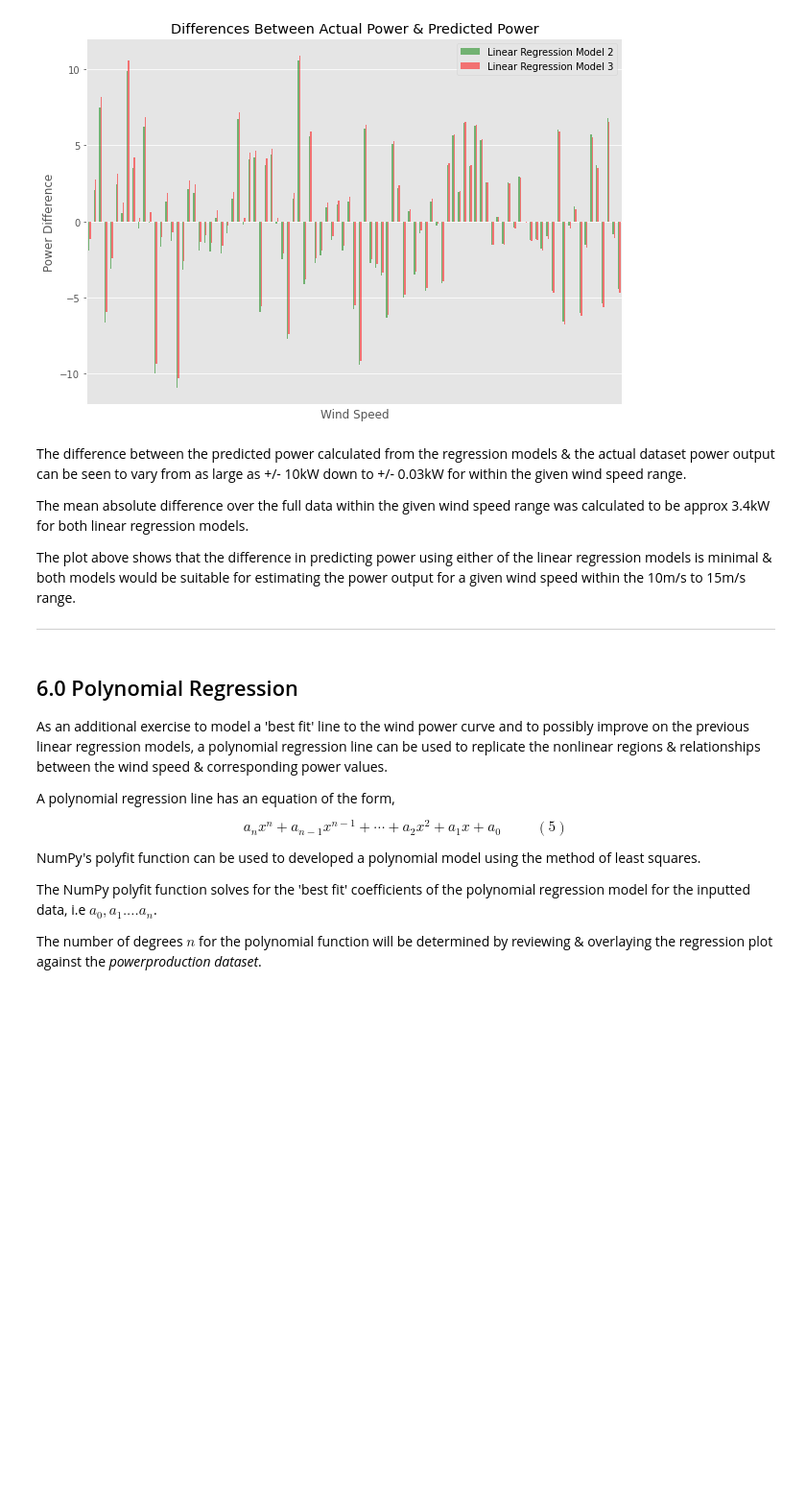
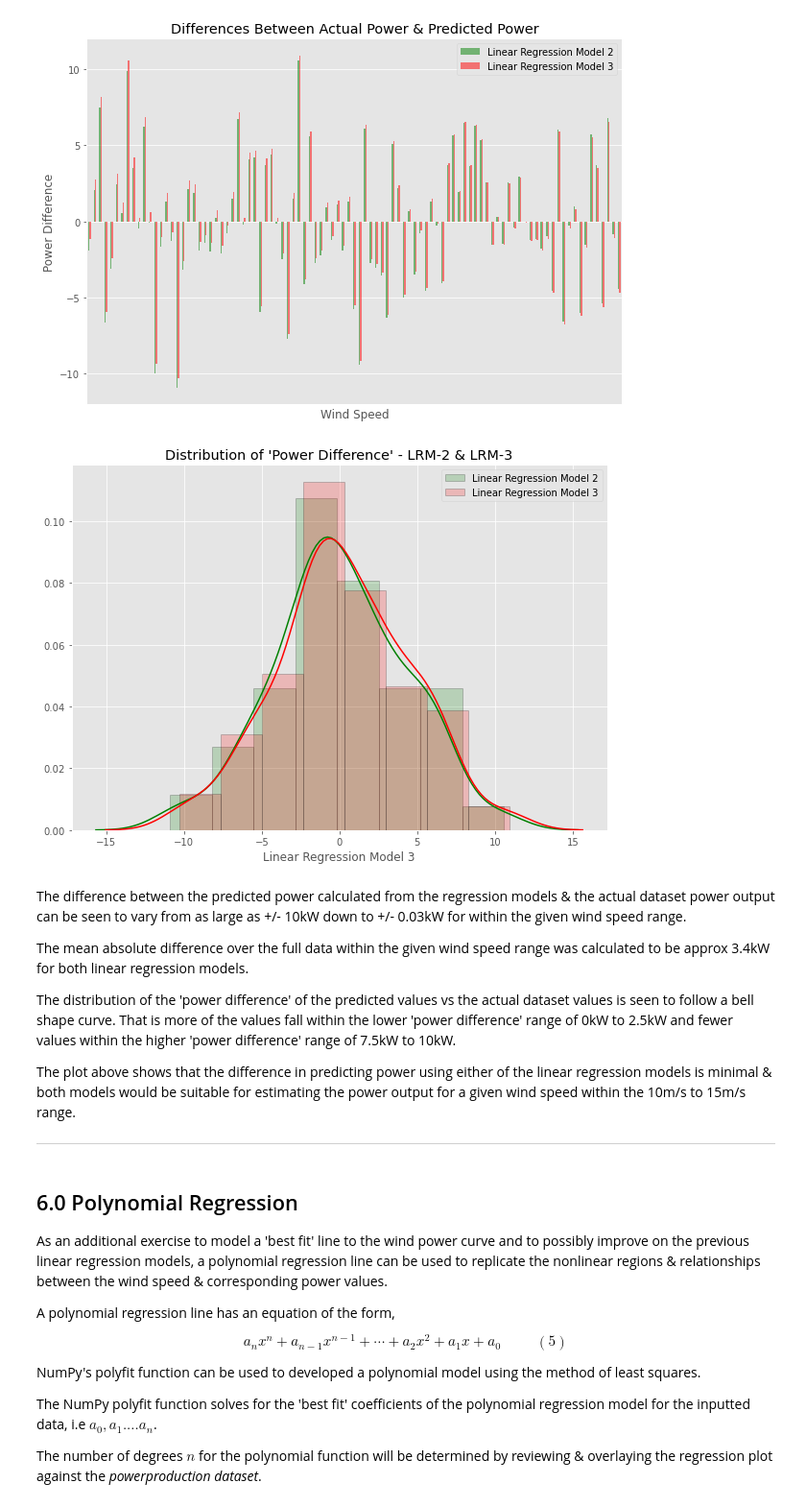
Before and after one commit to PaulSweeney89/FDA-Project2020, a Jupyter notebook: windpower.ipynb, the cells around one changed output. Shown: that part at 96% size. Drawn from its saved outputs; the diff is of its cells as text; code cells hidden in the pictures; blank space fills up the shorter version.

Commit message:
added distribution plots for 'power difference', updated notes & formatting

```diff
--- a/windpower.ipynb
+++ b/windpower.ipynb
@@ -979,11 +986,28 @@ plt.xticks([])
 plt.show()
 # %% [output]
 [figure]
+# %%
+# Distribution plot of Power Difference for non-linear regions of powercurve (15 to 20m/s)
+sns.distplot(df_diff['Linear Regression Model 2'],
+             bins=8, color='g', hist_kws=dict(edgecolor="black", linewidth=1, alpha=0.2)
+            )
+
+sns.distplot(df_diff['Linear Regression Model 3'],
+             bins=8, color='r', hist_kws=dict(edgecolor="black", linewidth=1, alpha=0.2)
+            )
+
+plt.title("Distribution of 'Power Difference' - LRM-2 & LRM-3")
+plt.legend(["Linear Regression Model 2", "Linear Regression Model 3"])
+plt.show()
+# %% [output]
+[figure, added]
 # %% [markdown]
 The difference between the predicted power calculated from the regression models & the actual dataset power output can be seen to vary from as large as +/- 10kW down to +/- 0.03kW for within the given wind speed range.
 
 The mean absolute difference over the full data within the given wind speed range was calculated to be approx 3.4kW for both linear regression models.
 
+The distribution of the 'power difference' of the predicted values vs the actual dataset values is seen to follow a bell shape curve. That is more of the values fall within the lower 'power difference' range of 0kW to 2.5kW and fewer values within the higher 'power difference' range of 7.5kW to 10kW.
+
 The plot above shows that the difference in predicting power using either of the linear regression models is minimal & both models would be suitable for estimating the power output for a given wind speed within the 10m/s to 15m/s range.
 
 ***
```
Also changed, not shown: parts of 21 cells of this notebook.
